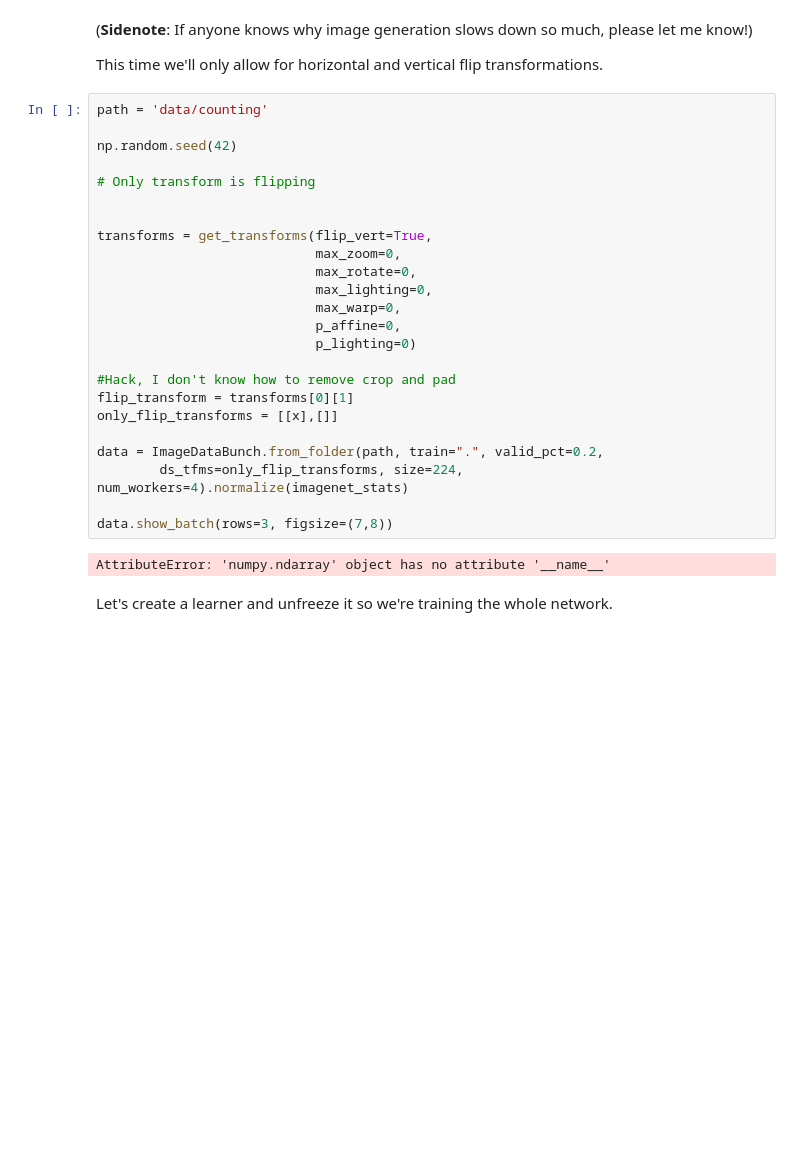
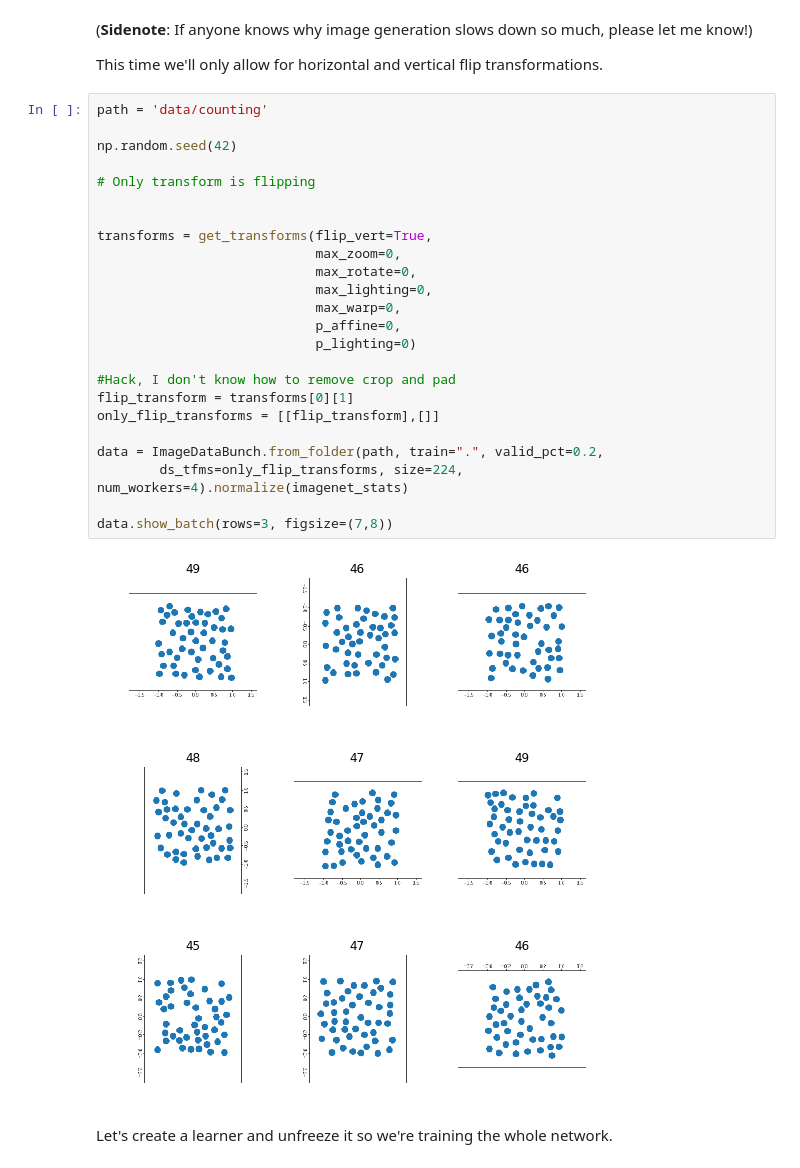
Before and after one commit to JoshVarty/ImageClassification, a Jupyter notebook: 3_CountingAgain.ipynb, the cells around one changed output. Drawn from its saved outputs; the diff is of its cells as text; blank space fills up the shorter version.

Commit message:
Fix error

```diff
--- a/3_CountingAgain.ipynb
+++ b/3_CountingAgain.ipynb
@@ -95,29 +95,29 @@ This time we'll only allow for horizontal and vertical flip transformations.
 # %%
 path = 'data/counting'
 
 np.random.seed(42)
 
 # Only transform is flipping
 
 
 transforms = get_transforms(flip_vert=True,
                             max_zoom=0,
                             max_rotate=0,
                             max_lighting=0,
                             max_warp=0,
                             p_affine=0,
                             p_lighting=0)
 
 #Hack, I don't know how to remove crop and pad
 flip_transform = transforms[0][1]
-only_flip_transforms = [[x],[]]
+only_flip_transforms = [[flip_transform],[]]
 
 data = ImageDataBunch.from_folder(path, train=".", valid_pct=0.2,
         ds_tfms=only_flip_transforms, size=224, num_workers=4).normalize(imagenet_stats)
 
 data.show_batch(rows=3, figsize=(7,8))
 # %% [output]
-AttributeError: 'numpy.ndarray' object has no attribute '__name__'
+[figure, added]
 # %% [markdown]
 Let's create a learner and unfreeze it so we're training the whole network.
 # %%
```
